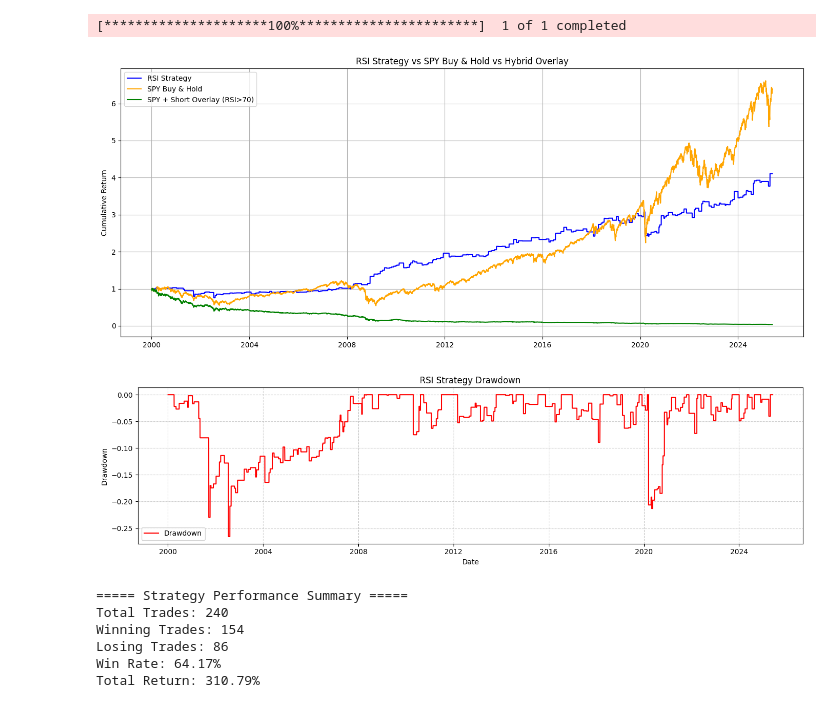
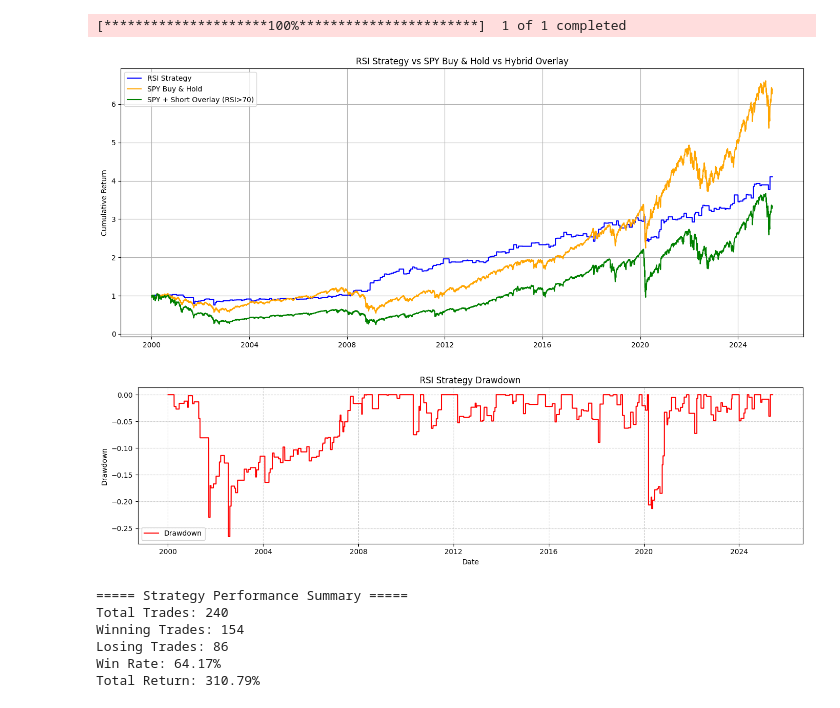
Before and after one commit to kinjuk/market-analysis, a Jupyter notebook: momentum-strategies/spy/rsi/spy-rsi_v2.ipynb, the cells around one changed output. Saved outputs shown, nothing was run; the diff lists cells and outputs as text; code cells hidden in the pictures.

```diff
--- a/momentum-strategies/spy/rsi/spy-rsi_v2.ipynb
+++ b/momentum-strategies/spy/rsi/spy-rsi_v2.ipynb
@@ -101,25 +101,24 @@ spy['SPY_Equity'] = (1 + spy['SPY_Return']).cumprod()
 
 
 # Hybrid SPY w/ Short Overlay (RSI > 70)
-spy['Hybrid_Return'] = spy['SPY_Return']  # start as normal buy & hold
+# Hybrid SPY with 2x Long Exposure when RSI < 30 (Oversold)
+spy['Hybrid_Return'] = spy['SPY_Return']  # Start with normal Buy & Hold
 
-in_short = False
+double_long = False
 for i in range(1, len(spy)):
     rsi = spy['RSI'].iloc[i]
-    price_change = spy['SPY'].pct_change().iloc[i]
 
-    if not in_short:
-        if rsi > RSI_OVERBOUGHT:
-            in_short = True
-            spy.iloc[i, spy.columns.get_loc('Hybrid_Return')] = -price_change  # short return
+    if not double_long:
+        if rsi < RSI_OVERSOLD:
+            double_long = True
+            spy.iloc[i, spy.columns.get_loc('Hybrid_Return')] = 2 * spy['SPY_Return'].iloc[i]
+    else:
+        if rsi >= RSI_EXIT:
+            double_long = False
+            spy.iloc[i, spy.columns.get_loc('Hybrid_Return')] = spy['SPY_Return'].iloc[i]
         else:
-            spy.iloc[i, spy.columns.get_loc('Hybrid_Return')] = price_change
-    else:
-        if rsi <= RSI_EXIT:
-            in_short = False
-            spy.iloc[i, spy.columns.get_loc('Hybrid_Return')] = price_change
-        else:
-            spy.iloc[i, spy.columns.get_loc('Hybrid_Return')] = -price_change  # continue shorting
+            spy.iloc[i, spy.columns.get_loc('Hybrid_Return')] = 2 * spy['SPY_Return'].iloc[i]
+
 
 spy['Hybrid_Equity'] = (1 + spy['Hybrid_Return'].fillna(0)).cumprod()
 
@@ -139,34 +138,34 @@ plt.plot(spy.index, spy['Hybrid_Equity'], label='SPY + Short Overlay (RSI>70)',
 plt.title('RSI Strategy vs SPY Buy & Hold vs Hybrid Overlay')
 plt.ylabel('Cumulative Return')
 plt.legend()
 plt.grid(True)
 plt.tight_layout()
 plt.show()
 
 # 7. Drawdown Plot
 spy['Peak'] = spy['Equity'].cummax()
 spy['Drawdown'] = (spy['Equity'] - spy['Peak']) / spy['Peak']
 
 plt.figure(figsize=(14, 4))
 plt.plot(spy.index, spy['Drawdown'], label='Drawdown', color='red')
 plt.title('RSI Strategy Drawdown')
 plt.ylabel('Drawdown')
 plt.xlabel('Date')
 plt.legend()
 plt.grid(True, linestyle='--', alpha=0.6)
 plt.tight_layout()
 plt.show()
 
 # 8. Performance Output
 print("\n===== Strategy Performance Summary =====")
 print(f"Total Trades: {total_trades}")
 print(f"Winning Trades: {len(winning_trades)}")
 print(f"Losing Trades: {len(losing_trades)}")
 print(f"Win Rate: {win_rate:.2%}")
 print(f"Total Return: {total_return:.2%}")
 # %% [output]
 [*********************100%***********************]  1 of 1 completed
-[figure, old version]
+[figure, new version]
 [figure]
 ===== Strategy Performance Summary =====
 Total Trades: 240
```
